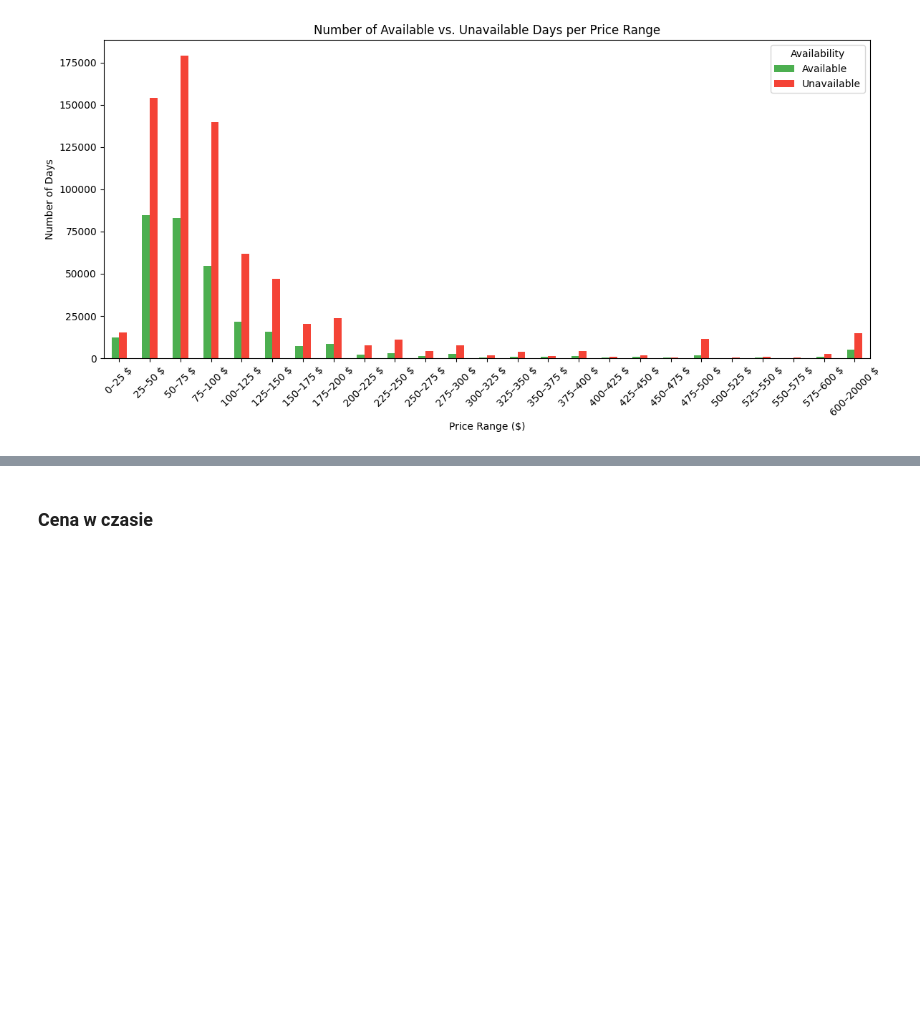
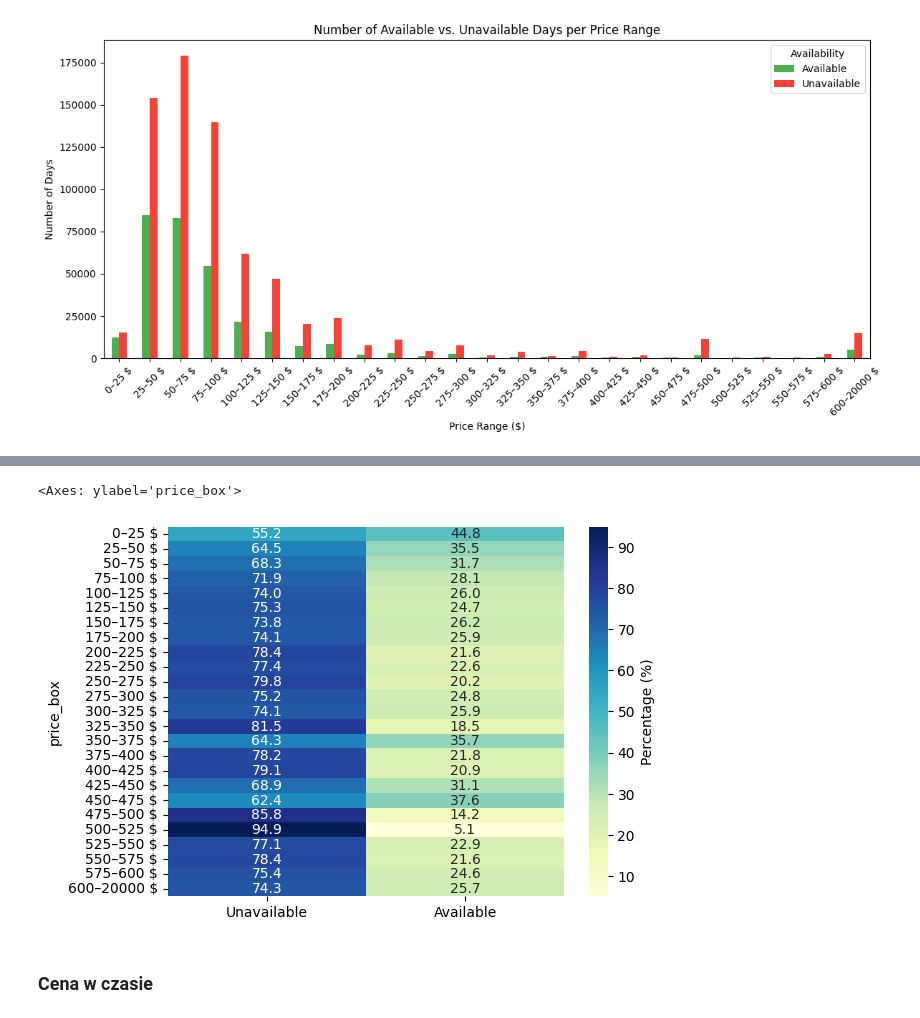
Before and after one commit to psiku/IUM-long-stay-insights, a Jupyter notebook: notebooks/data_v1_eda.ipynb, the cells around one changed output, grey strips where cells are left out. Cells and saved outputs as stored; diff of their text form; code cells hidden in the pictures; blank space fills up the shorter version.

```diff
--- a/notebooks/data_v1_eda.ipynb
+++ b/notebooks/data_v1_eda.ipynb
@@ -317,3 +334,19 @@ plt.show()
+# %%
+grouped = merged_df.groupby(['price_box', 'available'], observed=False)['count'].sum().unstack(fill_value=0)
+
+def calculate_percentages(row):
+    total = row['f'] + row['t']
+    if total == 0:
+        return pd.Series({'t': 0, 'f': 0})
+    return pd.Series({'t': (row['t'] / total) * 100, 'f': (row['f'] / total) * 100})
+
+percentages = grouped.apply(calculate_percentages, axis=1)
+percentages.columns = ['Unavailable', 'Available']
+
+sns.heatmap(percentages, annot=True, fmt=".1f", cmap="YlGnBu", cbar_kws={'label': 'Percentage (%)'})
+# %% [output]
+<Axes: ylabel='price_box'>
+[figure, added]
 # %% [markdown]
 ### Cena w czasie
 # %%
```
Also changed, not shown: parts of 20 cells of this notebook, 1 other file.
